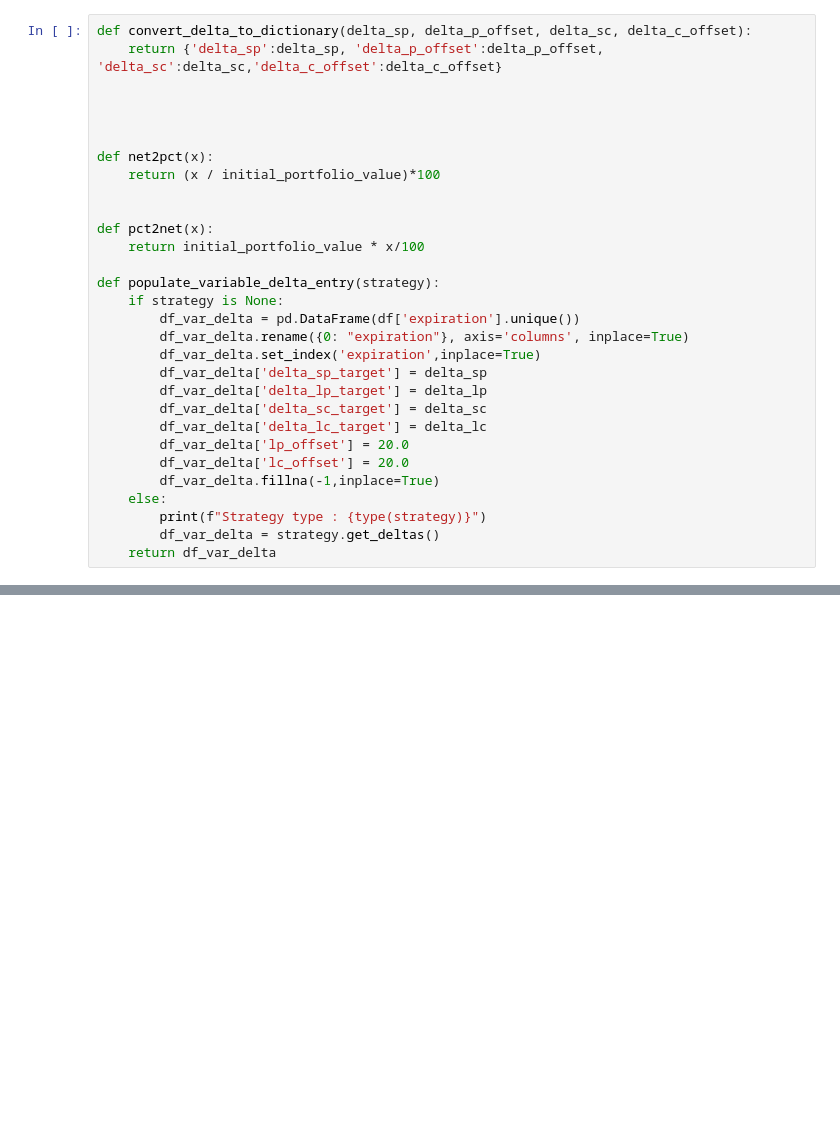
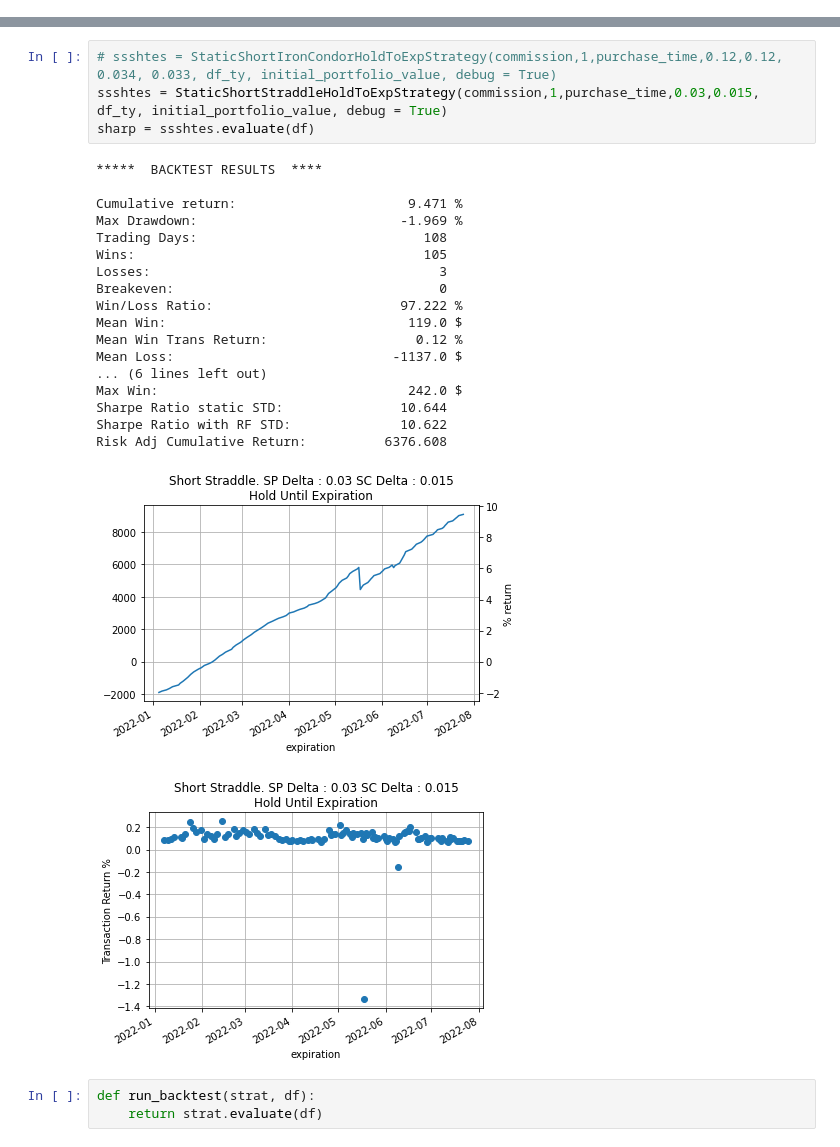
Before and after one commit to jcurtiswebb/SPXoptions-put-backtesting, a Jupyter notebook: spx-option-spread-backtester.ipynb, the cells around one changed output, grey strips where cells are left out. Cells and saved outputs as stored; diff of their text form; blank space fills up the shorter version.

Commit message:
Kaggle Notebook | SPX Option Backtester | Version 26

```diff
--- a/spx-option-spread-backtester.ipynb
+++ b/spx-option-spread-backtester.ipynb
@@ -70,30 +81,0 @@ df_ty_i['Date'] = pd.to_datetime(df_ty_i['Date'])
-# %%
-def convert_delta_to_dictionary(delta_sp, delta_p_offset, delta_sc, delta_c_offset):
-    return {'delta_sp':delta_sp, 'delta_p_offset':delta_p_offset, 'delta_sc':delta_sc,'delta_c_offset':delta_c_offset}
-
-
-
-
-def net2pct(x):
-    return (x / initial_portfolio_value)*100
-
-
-def pct2net(x):
-    return initial_portfolio_value * x/100
-
-def populate_variable_delta_entry(strategy):
-    if strategy is None:
-        df_var_delta = pd.DataFrame(df['expiration'].unique())
-        df_var_delta.rename({0: "expiration"}, axis='columns', inplace=True)
-        df_var_delta.set_index('expiration',inplace=True)
-        df_var_delta['delta_sp_target'] = delta_sp
-        df_var_delta['delta_lp_target'] = delta_lp
-        df_var_delta['delta_sc_target'] = delta_sc
-        df_var_delta['delta_lc_target'] = delta_lc
-        df_var_delta['lp_offset'] = 20.0
-        df_var_delta['lc_offset'] = 20.0
-        df_var_delta.fillna(-1,inplace=True)
-    else:
-        print(f"Strategy type : {type(strategy)}")
-        df_var_delta = strategy.get_deltas()
-    return df_var_delta
@@ -232 +573,28 @@ def run_backtest(strat, df):
+# %%
+# ssshtes = StaticShortIronCondorHoldToExpStrategy(commission,1,purchase_time,0.12,0.12, 0.034, 0.033, df_ty, initial_portfolio_value, debug = True)
+ssshtes = StaticShortStraddleHoldToExpStrategy(commission,1,purchase_time,0.03,0.015, df_ty, initial_portfolio_value, debug = True)
+sharp = ssshtes.evaluate(df)
+# %% [output]
+*****  BACKTEST RESULTS  ****
+
+Cumulative return:                      9.471 %
+Max Drawdown:                          -1.969 %
+Trading Days:                             108
+Wins:                                     105
+Losses:                                     3
+Breakeven:                                  0
+Win/Loss Ratio:                        97.222 %
+Mean Win:                               119.0 $
+Mean Win Trans Return:                   0.12 %
+Mean Loss:                            -1137.0 $
+... (6 lines left out)
+Max Win:                                242.0 $
+Sharpe Ratio static STD:               10.644
+Sharpe Ratio with RF STD:              10.622
+Risk Adj Cumulative Return:          6376.608
+[figure, added]
+[figure, added]
+# %%
+def run_backtest(strat, df):
+    return strat.evaluate(df)
 # %%
```
Also changed, not shown: parts of 9 cells of this notebook.
